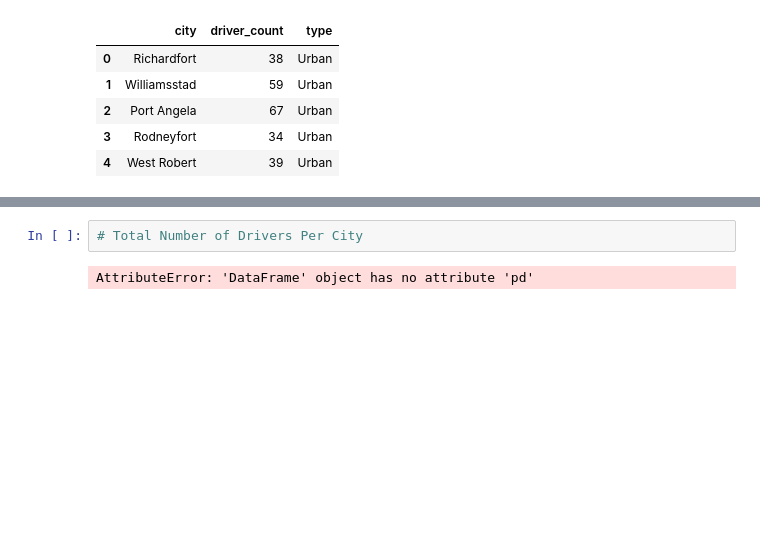
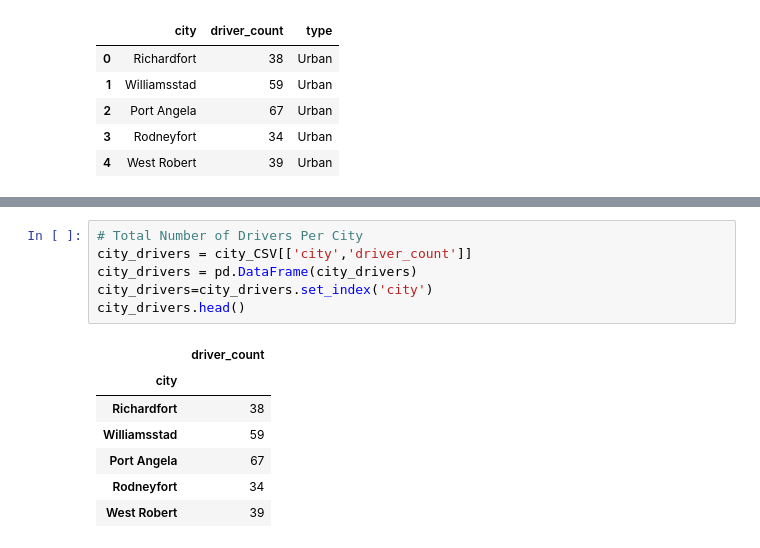
Before and after one commit to kfarner92/matplotlib-challenge, a Jupyter notebook: Pyber-KF.ipynb, the cells around one changed output, grey strips where cells are left out. Drawn from its saved outputs; the diff is of its cells as text; blank space fills up the shorter version.

```diff
--- a/Pyber-KF.ipynb
+++ b/Pyber-KF.ipynb
@@ -88,4 +92,14 @@ Name: fare, dtype: int64
 # %%
 # Total Number of Drivers Per City
+city_drivers = city_CSV[['city','driver_count']]
+city_drivers = pd.DataFrame(city_drivers)
+city_drivers=city_drivers.set_index('city')
+city_drivers.head()
 # %% [output]
-AttributeError: 'DataFrame' object has no attribute 'pd'
+|  | driver_count |
+| city |  |
+| Richardfort | 38 |
+| Williamsstad | 59 |
+| Port Angela | 67 |
+| Rodneyfort | 34 |
+| West Robert | 39 |
```
Also changed, not shown: parts of 8 cells of this notebook, 2 other files.
